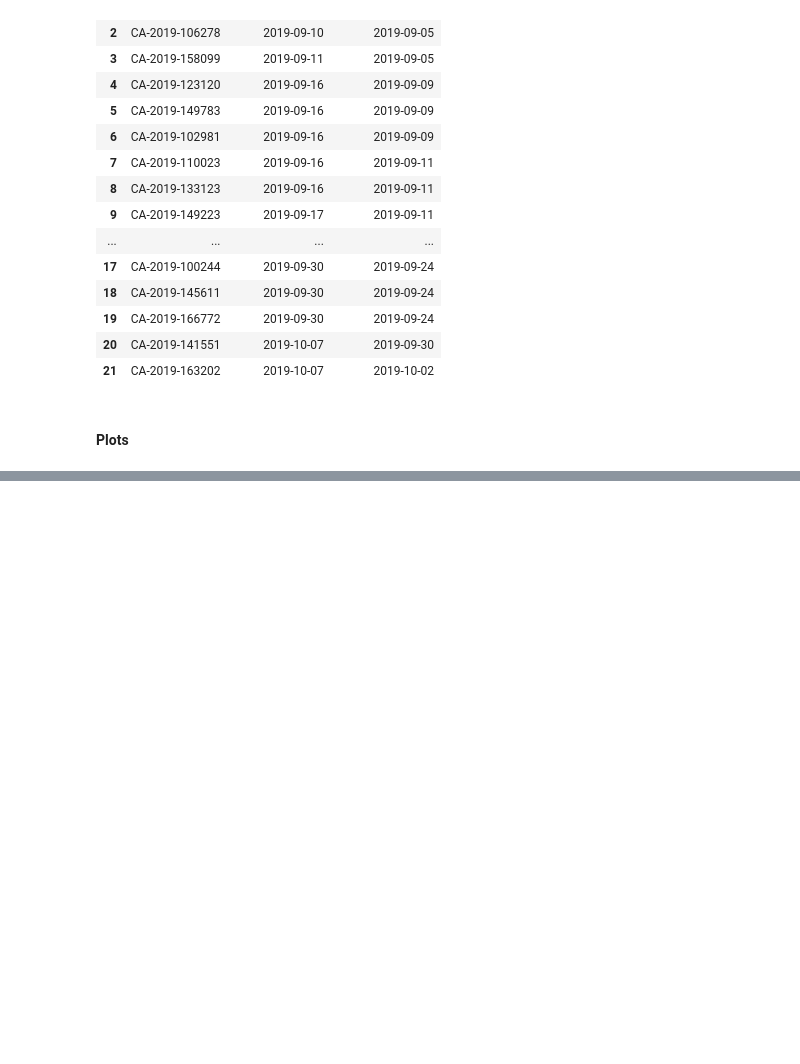
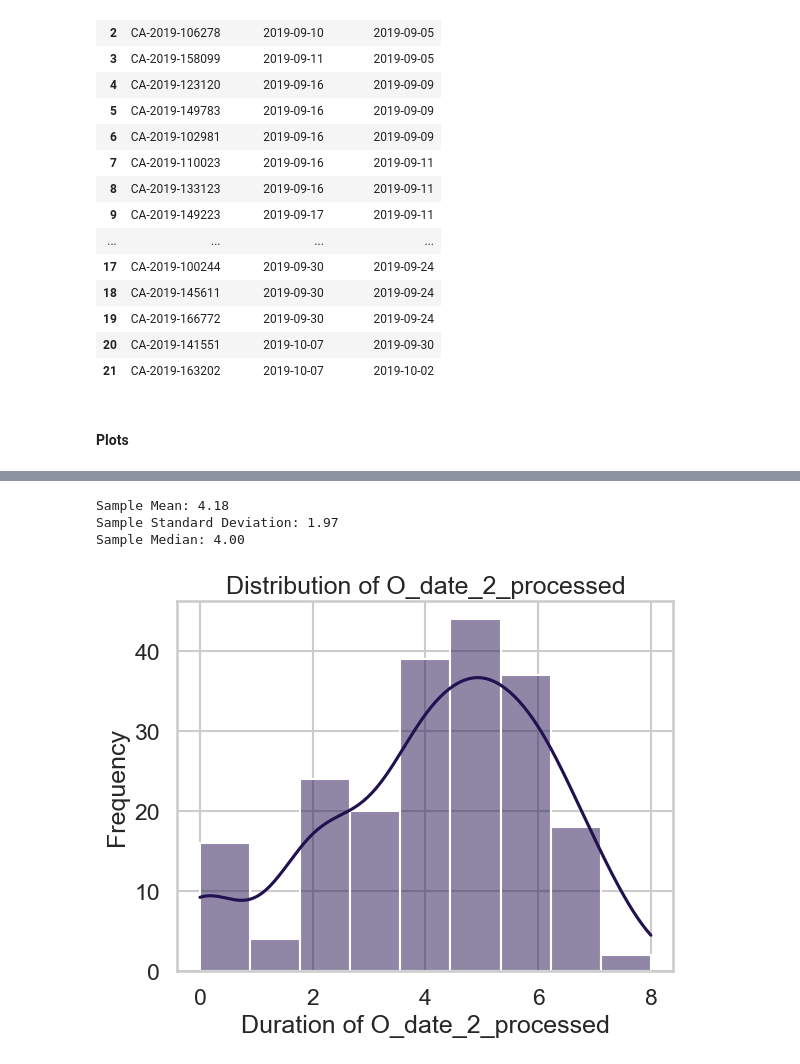
Before and after one commit to amandawang90-spec/neuefische-data-analysis-180825-muesli_eda_project, a Jupyter notebook: jing_mini_project.ipynb, the cells around one changed output, grey strips where cells are left out. Saved outputs shown, nothing was run; the diff lists cells and outputs as text; code cells hidden in the pictures; blank space fills up the shorter version.

```diff
--- a/jing_mini_project.ipynb
+++ b/jing_mini_project.ipynb
@@ -2441,0 +2460,22 @@ df_processed_x_delivered
+# %%
+
+sample_mean_metric_1 = merged_metric_1['date_diff_days'].mean()
+sample_std_metric_1 = merged_metric_1['date_diff_days'].std()
+sample_median_metric_1 = merged_metric_1['date_diff_days'].median()
+n_metric_1 = len(merged_metric_1)
+
+print(f"Sample Mean: {sample_mean_metric_1:.2f}")
+print(f"Sample Standard Deviation: {sample_std_metric_1:.2f}")
+print(f"Sample Median: {sample_median_metric_1:.2f}")
+# %% [output]
+Sample Mean: 4.18
+Sample Standard Deviation: 1.97
+Sample Median: 4.00
+# %%
+sns.histplot(merged_metric_1['date_diff_days'], kde=True)
+plt.title("Distribution of O_date_2_processed")
+plt.xlabel("Duration of O_date_2_processed")
+plt.ylabel("Frequency")
+plt.show()
+# %% [output]
+[figure, added]
```
Also changed, not shown: parts of 67 cells of this notebook.
